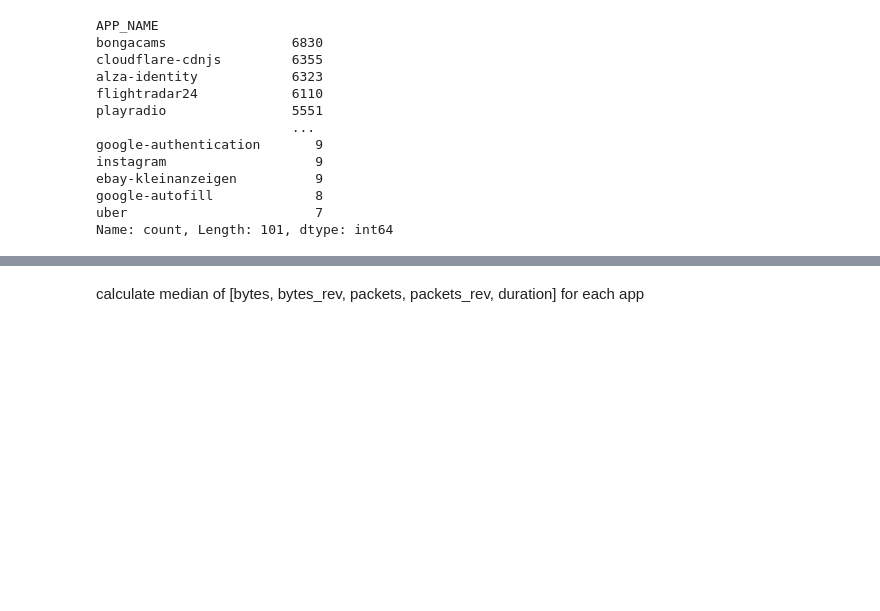
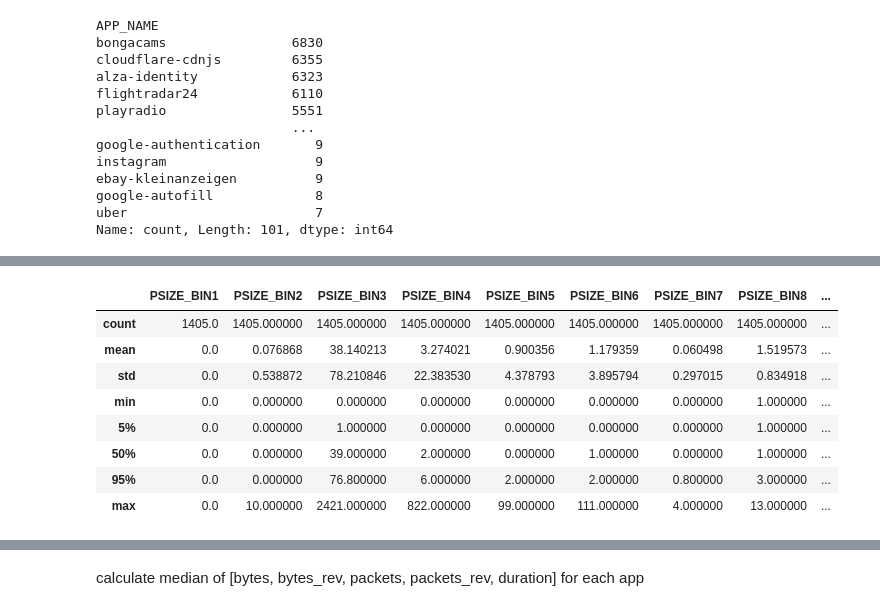
Before and after one commit to Hedgezi/bachelors-diploma, a Jupyter notebook: statistical_analysis.ipynb, the cells around one changed output, grey strips where cells are left out. Drawn from its saved outputs; the diff is of its cells as text; code cells hidden in the pictures; blank space fills up the shorter version.

```diff
--- a/statistical_analysis.ipynb
+++ b/statistical_analysis.ipynb
@@ -125,0 +131,15 @@ del app_counts_df_pie
+# %%
+columns = ["PSIZE_BIN1", "PSIZE_BIN2", "PSIZE_BIN3", "PSIZE_BIN4", "PSIZE_BIN5", "PSIZE_BIN6", "PSIZE_BIN7", "PSIZE_BIN8",
+           "IPT_BIN1", "IPT_BIN2", "IPT_BIN3", "IPT_BIN4", "IPT_BIN5", "IPT_BIN6", "IPT_BIN7", "IPT_BIN8"]
+
+app_counts_df[columns][app_counts_df["APP_NAME"] == "chrome-remotedesktop"].describe(percentiles=[0.05, 0.5, 0.95])
+# %% [output]
+|  | PSIZE_BIN1 | PSIZE_BIN2 | PSIZE_BIN3 | PSIZE_BIN4 | PSIZE_BIN5 | PSIZE_BIN6 | PSIZE_BIN7 | PSIZE_BIN8 | ... |
+| count | 1405.0 | 1405.000000 | 1405.000000 | 1405.000000 | 1405.000000 | 1405.000000 | 1405.000000 | 1405.000000 | ... |
+| mean | 0.0 | 0.076868 | 38.140213 | 3.274021 | 0.900356 | 1.179359 | 0.060498 | 1.519573 | ... |
+| std | 0.0 | 0.538872 | 78.210846 | 22.383530 | 4.378793 | 3.895794 | 0.297015 | 0.834918 | ... |
+| min | 0.0 | 0.000000 | 0.000000 | 0.000000 | 0.000000 | 0.000000 | 0.000000 | 1.000000 | ... |
+| 5% | 0.0 | 0.000000 | 1.000000 | 0.000000 | 0.000000 | 0.000000 | 0.000000 | 1.000000 | ... |
+| 50% | 0.0 | 0.000000 | 39.000000 | 2.000000 | 0.000000 | 1.000000 | 0.000000 | 1.000000 | ... |
+| 95% | 0.0 | 0.000000 | 76.800000 | 6.000000 | 2.000000 | 2.000000 | 0.800000 | 3.000000 | ... |
+| max | 0.0 | 10.000000 | 2421.000000 | 822.000000 | 99.000000 | 111.000000 | 4.000000 | 13.000000 | ... |
```
Also changed, not shown: parts of 7 cells of this notebook, 1 other file.
